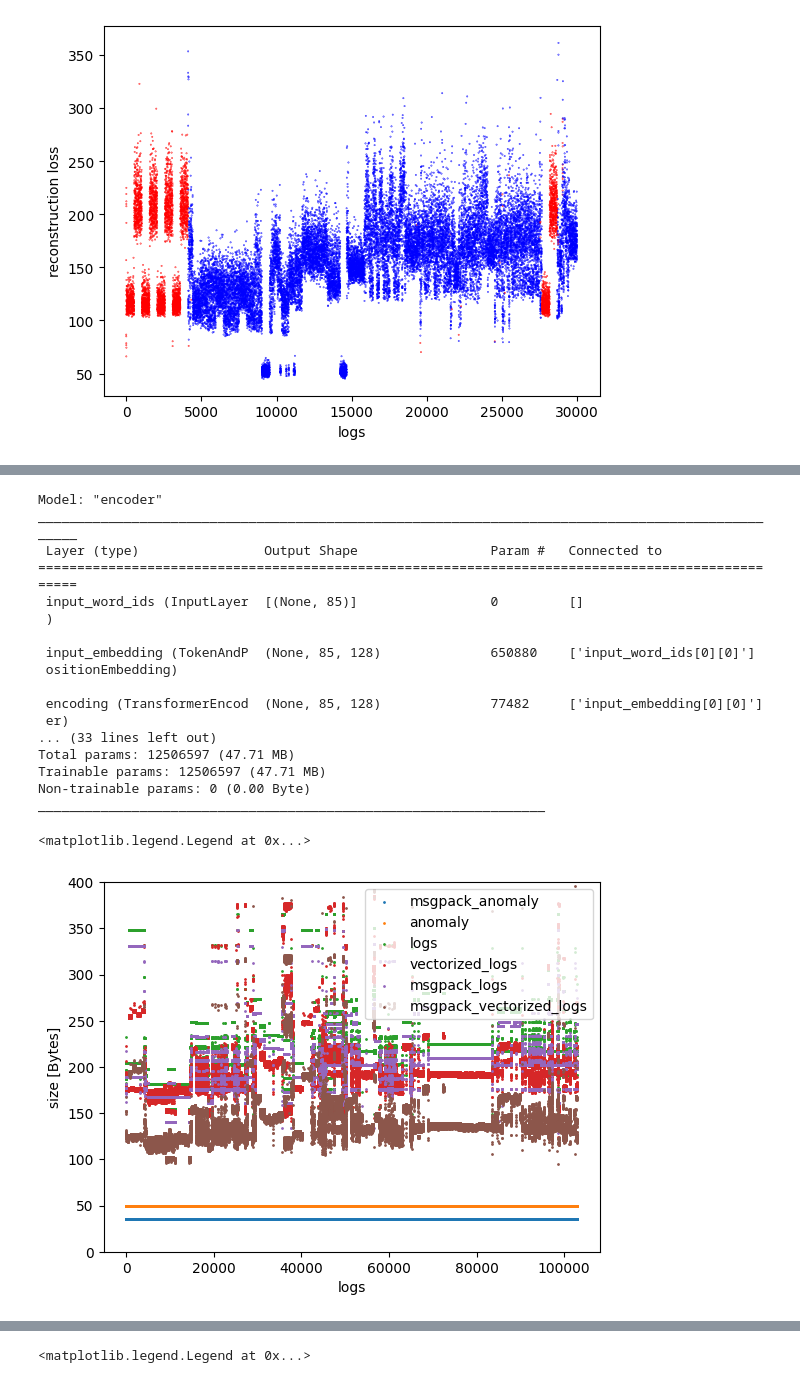
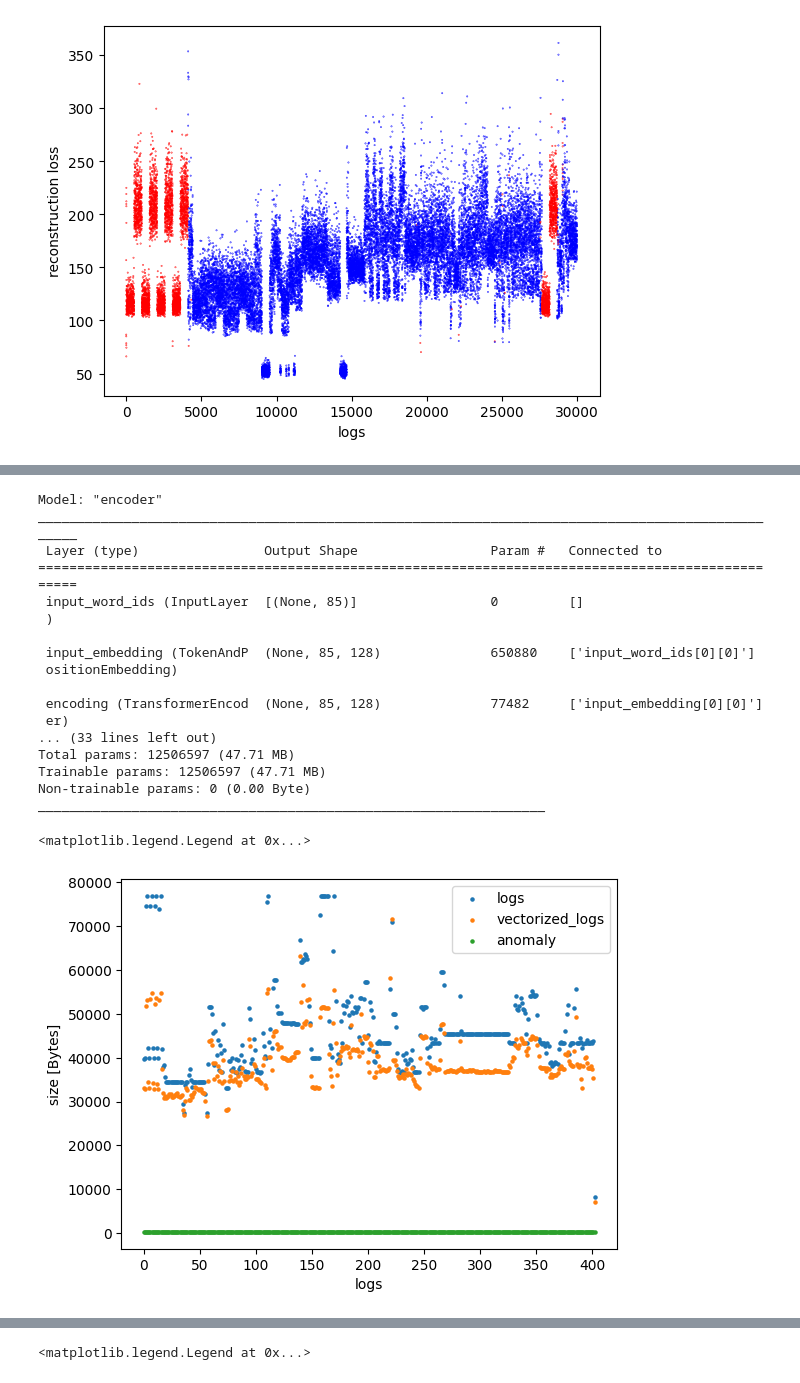
Before and after one commit to Lucaserf/ObsProject, a Jupyter notebook: test_notebook.ipynb, the cells around one changed output, grey strips where cells are left out. Saved outputs shown, nothing was run; the diff lists cells and outputs as text; code cells hidden in the pictures.

```diff
--- a/test_notebook.ipynb
+++ b/test_notebook.ipynb
@@ -454,0 +455,3 @@ times
+# %%
+with open("persistent_volume/data/BGL/BGL_filtered.txt","r") as f:
+    data = f.read()
@@ -454,0 +472,4 @@ times
+# %%
+#get test set
+with open("persistent_volume/data/BGL/test_set_bgl.txt","r") as f:
+    test_set = f.read().split("\n")
@@ -586,7 +641,7 @@ model = Model(vocab_size = vocab_size,latent_dim=latent_dim,embedding_dim=128,ma
 
 model.vae.load_model(chkpt=chkpt)
 
-data = {"msgpack_anomaly":[],"anomaly":[],"logs":[],"vectorized_logs":[],"msgpack_logs":[],"msgpack_vectorized_logs":[]}
+data = {"logs": [],"vectorized_logs": [],"anomaly": []}
 
 
 def get_labels(data: tf.Tensor):
@@ -605,56 +660,79 @@ raw_ds = (
 )
 ds = raw_ds.map(lambda x: tf.numpy_function(func=get_labels,inp=[x],Tout=(tf.string,tf.bool)), num_parallel_calls=tf.data.AUTOTUNE).prefetch(tf.data.AUTOTUNE)
 
+batch = 256
+for logs in ds.batch(batch):
+    logs = logs[0]
+    logs_fake = logs.numpy().tolist()
+    # logs = logs[0].numpy().astype("<U")
 
-for logs in ds.batch(1):
-    logs = logs[0]
-    logs = logs.numpy().tolist()
-    data["logs"].append(sys.getsizeof(pickle.dumps(logs)))
+    # logs_string = "\n".join(logs)
+
+    # logs_byte = str.encode(logs_string)
+
+
+    data["logs"].append(sys.getsizeof(pickle.dumps(logs_fake)))
+    # data["logs"].append(sys.getsizeof(logs_byte))
     # data["compressed_logs"].append(sys.getsizeof(bz2.compress(pickle.dumps(logs))))
-    data["msgpack_logs"].append(sys.getsizeof(msgpack.packb(logs)))
+    # data["msgpack_logs"].append(sys.getsizeof(msgpack.packb(logs_byte)))
+    # vectorized_logs = tokenizer.tokenizer(logs).numpy()
+    # print(vectorized_logs)
+    # # print(vectorized_logs.dtype)
+    # # vectorized_logs_byte = tokenizer.tokenizer(logs).numpy().tobytes()
+    # # print(vectorized_logs_byte)
+    # # print(np.frombuffer(vectorized_logs_byte,dtype=np.int32))
+    # vectorized_logs = np.array([vl.tobytes() for vl in vectorized_logs])
+    # print(vectorized_logs)
+    # print(vectorized_logs.dtype)
+    # vectorized_logs_byte = vectorized_logs.tobytes()
+    # data["vectorized_logs"].append(sys.getsizeof(vectorized_logs_byte))
+    # print(np.frombuffer(np.frombuffer(vectorized_logs_byte,dtype="|S300"),dtype=np.int32))
     vectorized_logs = tokenizer.tokenizer(logs).numpy()
     vectorized_logs = [vl.tolist() for vl in vectorized_logs]
     data["vectorized_logs"].append(sys.getsizeof(pickle.dumps(vectorized_logs)))
+
     # data["compressed_vectorized_logs"].append(sys.getsizeof(bz2.compress(pickle.dumps(vectorized_logs))))
-    data["msgpack_vectorized_logs"].append(sys.getsizeof(msgpack.packb(vectorized_logs)))
-    anomaly = [False]
+    # data["msgpack_vectorized_logs"].append(sys.getsizeof(msgpack.packb(vectorized_logs_byte)))
+    anomaly = [False]*batch
+
+
     data["anomaly"].append(sys.getsizeof(pickle.dumps(anomaly)))
-    data["msgpack_anomaly"].append(sys.getsizeof(msgpack.packb(anomaly)))
+    # data["msgpack_anomaly"].append(sys.getsizeof(msgpack.packb(anomaly_byte)))
 
 # print(logs)
 # print(vectorized_logs)
 # print(anomaly)
 
 fig, ax = plt.subplots()
 for key in data.keys():
     # ax.plot(data[key], label=key)
     x = [i for i in range(len(data[key]))]
     y = data[key]
-    ax.scatter(x,y,s=1,zorder=1,label=key)
+    ax.scatter(x,y,s=5,zorder=1,label=key)
 
-plt.ylim(0, 400)
+# plt.ylim(0, 55)
 plt.xlabel('logs')
 plt.ylabel('size [Bytes]')
 plt.legend()
 # %% [output]
 Model: "encoder"
 __________________________________________________________________________________________________
  Layer (type)                Output Shape                 Param #   Connected to
 ==================================================================================================
  input_word_ids (InputLayer  [(None, 85)]                 0         []
  )
 
  input_embedding (TokenAndP  (None, 85, 128)              650880    ['input_word_ids[0][0]']
  ositionEmbedding)
 
  encoding (TransformerEncod  (None, 85, 128)              77482     ['input_embedding[0][0]']
  er)
 ... (33 lines left out)
 Total params: 12506597 (47.71 MB)
 Trainable params: 12506597 (47.71 MB)
 Non-trainable params: 0 (0.00 Byte)
 _________________________________________________________________
 <matplotlib.legend.Legend at 0x...>
-[figure, old version]
+[figure, new version]
 # %%
 print(np.mean(data["logs"]))
```
Also changed, not shown: parts of 9 cells of this notebook, 38 other files.
